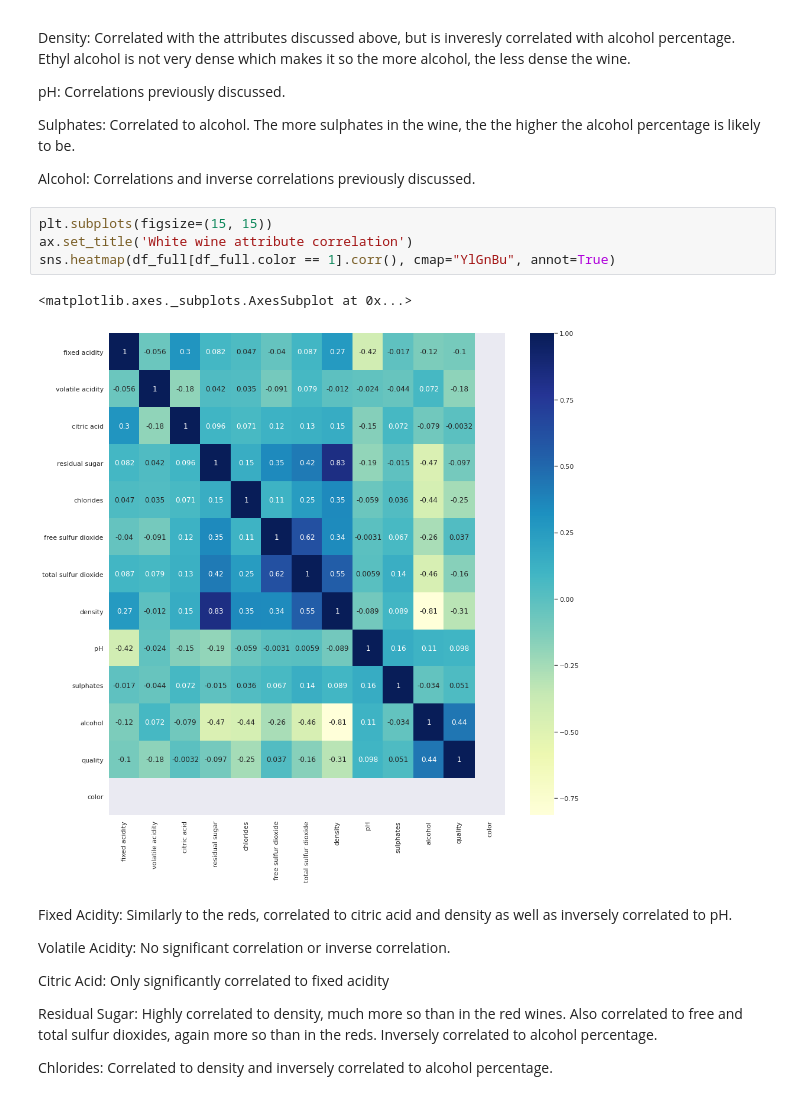
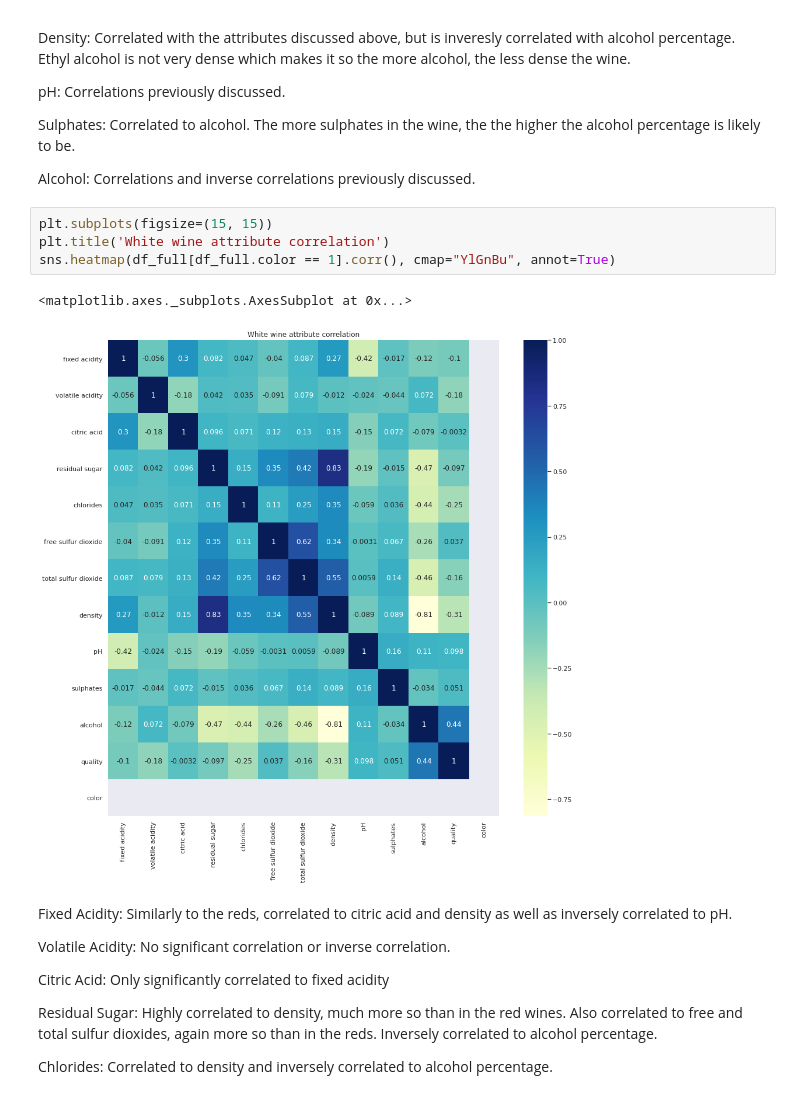
Before and after one commit to harrisonnoble/ml-projects, a Jupyter notebook: Lab 1/Lab 1.ipynb, the cells around one changed output. Saved outputs shown, nothing was run; the diff lists cells and outputs as text.

```diff
--- a/Lab 1/Lab 1.ipynb
+++ b/Lab 1/Lab 1.ipynb
@@ -458,11 +456,11 @@ Sulphates: Correlated to alcohol. The more sulphates in the wine, the the higher
 Alcohol: Correlations and inverse correlations previously discussed.
 # %%
 plt.subplots(figsize=(15, 15))
-ax.set_title('White wine attribute correlation')
+plt.title('White wine attribute correlation')
 sns.heatmap(df_full[df_full.color == 1].corr(), cmap="YlGnBu", annot=True)
 # %% [output]
 <matplotlib.axes._subplots.AxesSubplot at 0x...>
-[figure, old version]
+[figure, new version]
 # %% [markdown]
 Fixed Acidity: Similarly to the reds, correlated to citric acid and density as well as inversely correlated to pH.
 
```
Also changed, not shown: parts of 3 cells of this notebook.
